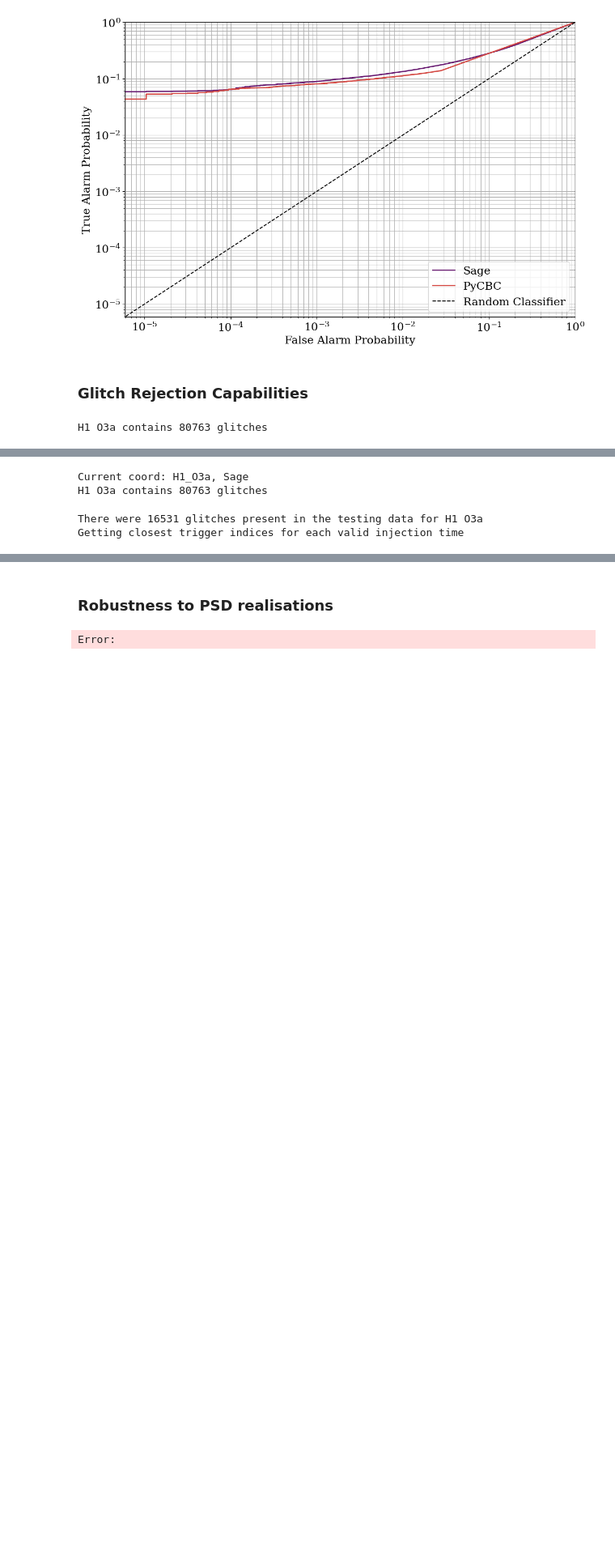
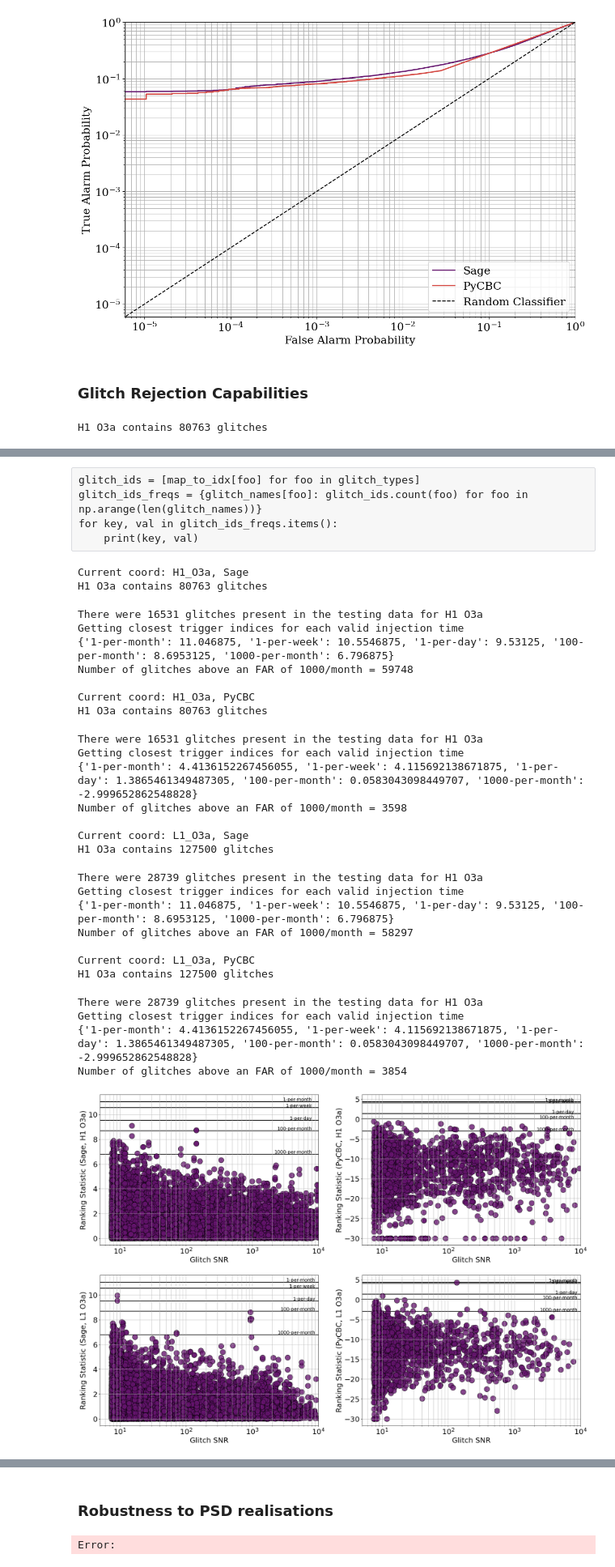
Before and after one commit to nnarenraju/sage, a Jupyter notebook: notebooks/evaluation_plots.ipynb, the cells around one changed output, grey strips where cells are left out. Shown at 81% size. Saved outputs shown, nothing was run; the diff lists cells and outputs as text; code cells hidden in the pictures; blank space fills up the shorter version.

```diff
--- a/notebooks/evaluation_plots.ipynb
+++ b/notebooks/evaluation_plots.ipynb
@@ -1051,7 +1052,7 @@ def get_glitch_data(detfile):
     glitch_probs = gfile.iloc[:, 15:37]
     glitch_types = []
     for i in range(num_glitches_in_odet):
-        glitch_types.append(glitch_probs.iloc[i].idxmax())
+        glitch_types.append(map_to_idx[glitch_probs.iloc[i].idxmax()])
 
     glitch_gps_times = np.array(gfile['event_time'])
     glitch_duration = np.array(gfile['duration'])
@@ -1087,3 +1065,8 @@ Whistle 6744
+# %% [raw]
+glitch_ids = [map_to_idx[foo] for foo in glitch_types]
+glitch_ids_freqs = {glitch_names[foo]: glitch_ids.count(foo) for foo in np.arange(len(glitch_names))}
+for key, val in glitch_ids_freqs.items():
+    print(key, val)
 # %%
 def glitches_in_testset(glitch_gps_times, glitch_duration, glitch_snrs, glitch_types):
     # We use the first 133 noise segments as testing noise
@@ -1157,7 +1140,8 @@ def get_relevant_glitches(tname, glitch_gps_times_in_testset, glitch_duration, g
     # Combine all triggers
     glitch_stat_snr = np.row_stack((glitch_stat_snr))
     # Pick glitch stats that are above the FAR threshold for 1000/month
-    glitches_above_1000_per_month = glitch_stat_snr[glitch_stat_snr[:,0] > thresh_vals['1000-per-month']]
+    # glitches_above_1000_per_month = glitch_stat_snr[glitch_stat_snr[:,0] > thresh_vals['1000-per-month']]
+    glitches_above_1000_per_month = glitch_stat_snr
     print('Number of glitches above an FAR of 1000/month = {}'.format(glitches_above_1000_per_month.shape[0]))
 
     nearest_event_dt = []
@@ -1172,6 +1156,8 @@ coords = itertools.product(detfiles, team_names)
 
 fig, axs = plt.subplots(2, 2, figsize=(13.0*2, 9.0*2))
 axs = axs.flatten()
+
+save_glitch_data = {'Sage':{'H1_O3a':None, 'L1_O3a':None}, 'PyCBC':{'H1_O3a':None, 'L1_O3a':None}}
 
 for num, ((detfile, tname), ax) in enumerate(zip(coords, axs)):
     print('\nCurrent coord: {}, {}'.format(detfile, tname))
@@ -1183,6 +1169,9 @@ for num, ((detfile, tname), ax) in enumerate(zip(coords, axs)):
     glitch_gps_times, glitch_duration, glitch_snrs, glitch_types = get_glitch_data(detfile)
     glitch_gps_times_in_testset, glitch_durations_in_testset, glitch_snrs_in_testset, glitch_types_in_testset = glitches_in_testset(glitch_gps_times, glitch_duration, glitch_snrs, glitch_types)
     glitches_above_1000_per_month, thresh_vals, nearest_event_dt = get_relevant_glitches(tname, glitch_gps_times_in_testset, glitch_duration, glitch_snrs_in_testset, glitch_types_in_testset)
+
+    # Save glitch data
+    save_glitch_data[tname][detfile] = glitches_above_1000_per_month
 
     # Plot all glitch triggers alongside the thresh vals
     xmin = min(glitches_above_1000_per_month[:,1]) - 0.1*min(glitches_above_1000_per_month[:,1])
@@ -1208,30 +1197,54 @@ for num, ((detfile, tname), ax) in enumerate(zip(coords, axs)):
     """
     divider = make_axes_locatable(ax)
     cax = divider.append_axes('right', size='5%', pad=0.05)
     cbar = fig.colorbar(foo, cax=cax, orientation='vertical', alpha=1.0)
     if num == 1 or num == 3 or True:
         cbar.set_label(r'$\mathregular{min|T^{g} - T^{inj}_i|}$', rotation=90)
         cbar.set_alpha(1.0)
     """
     ax.grid(which='both')
     ax.set_xlim(xmin, xmax)
     ax.set_xscale('log')
     ax.tick_params(axis='both', which='major', labelsize=22)
     ax.tick_params(axis='both', which='minor', labelsize=22)
 
 save_path = "./evaluation_plots/glitch_triggers.png"
 # plt.tight_layout()
 left  = 0.05    # the left side of the subplots of the figure
 right = 0.1    # the right side of the subplots of the figure
 bottom = 0.1   # the bottom of the subplots of the figure
 top = 0.1      # the top of the subplots of the figure
 wspace = 0.2   # the amount of width reserved for blank space between subplots
 hspace = 0.2   # the amount of height reserved for white space between subplots
 plt.subplots_adjust(wspace=wspace)
 plt.savefig(save_path, bbox_inches='tight', dpi=500)
 plt.show()
 # %% [output]
 Current coord: H1_O3a, Sage
 H1 O3a contains 80763 glitches
 There were 16531 glitches present in the testing data for H1 O3a
 Getting closest trigger indices for each valid injection time
+{'1-per-month': 11.046875, '1-per-week': 10.5546875, '1-per-day': 9.53125, '100-per-month': 8.6953125, '1000-per-month': 6.796875}
+Number of glitches above an FAR of 1000/month = 59748
+
+Current coord: H1_O3a, PyCBC
+H1 O3a contains 80763 glitches
+There were 16531 glitches present in the testing data for H1 O3a
+Getting closest trigger indices for each valid injection time
+{'1-per-month': 4.4136152267456055, '1-per-week': 4.115692138671875, '1-per-day': 1.3865461349487305, '100-per-month': 0.0583043098449707, '1000-per-month': -2.999652862548828}
+Number of glitches above an FAR of 1000/month = 3598
+
+Current coord: L1_O3a, Sage
+H1 O3a contains 127500 glitches
+There were 28739 glitches present in the testing data for H1 O3a
+Getting closest trigger indices for each valid injection time
+{'1-per-month': 11.046875, '1-per-week': 10.5546875, '1-per-day': 9.53125, '100-per-month': 8.6953125, '1000-per-month': 6.796875}
+Number of glitches above an FAR of 1000/month = 58297
+
+Current coord: L1_O3a, PyCBC
+H1 O3a contains 127500 glitches
+There were 28739 glitches present in the testing data for H1 O3a
+Getting closest trigger indices for each valid injection time
+{'1-per-month': 4.4136152267456055, '1-per-week': 4.115692138671875, '1-per-day': 1.3865461349487305, '100-per-month': 0.0583043098449707, '1000-per-month': -2.999652862548828}
+Number of glitches above an FAR of 1000/month = 3854
+[figure, added]
```
Also changed, not shown: parts of 6 cells of this notebook.
